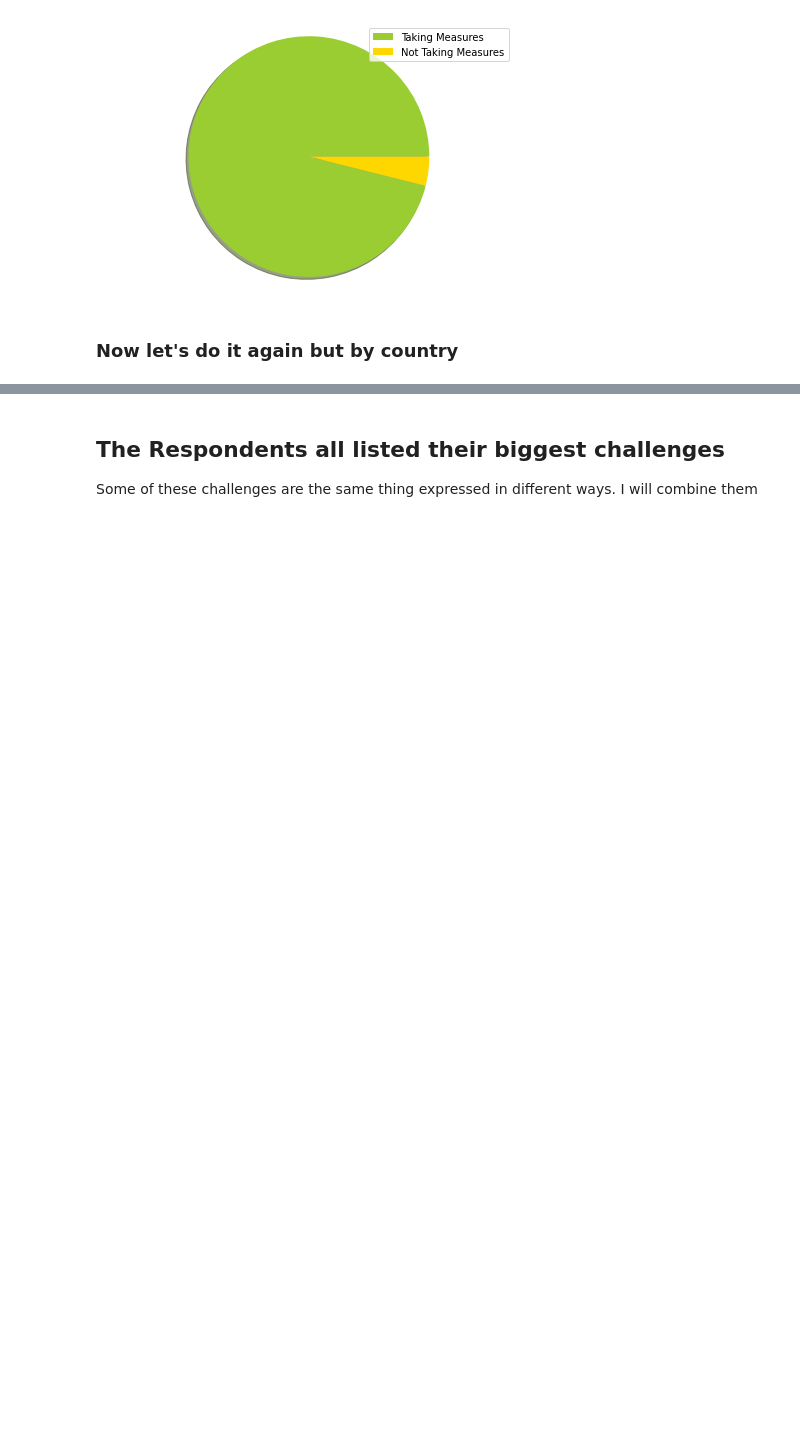
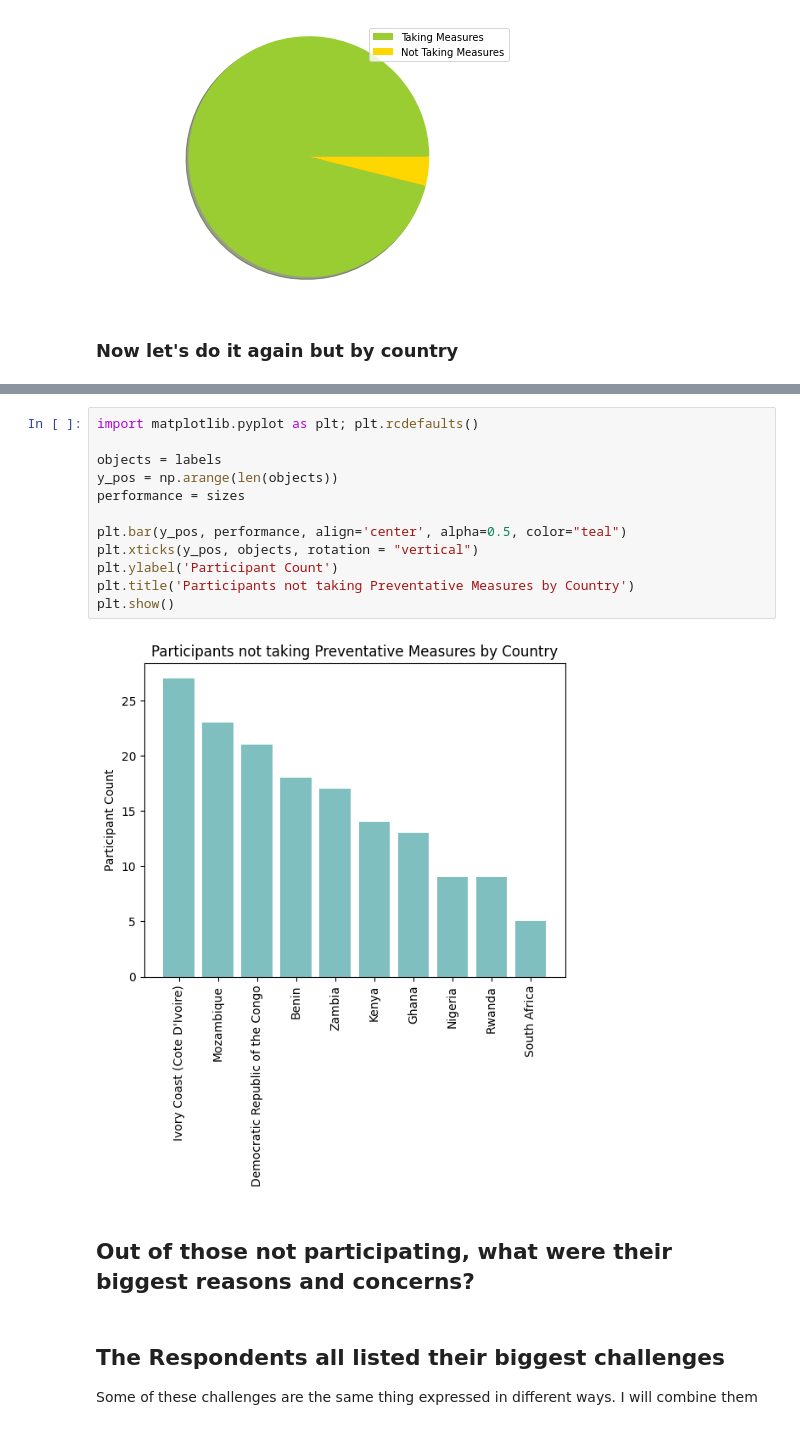
Before and after one commit to kylermintah/COVID-19-Africa, a Jupyter notebook: EDA.ipynb, the cells around one changed output, grey strips where cells are left out. Drawn from its saved outputs; the diff is of its cells as text; blank space fills up the shorter version.

```diff
--- a/EDA.ipynb
+++ b/EDA.ipynb
@@ -180,3 +160,19 @@ DatabaseError: ignored
+# %%
+import matplotlib.pyplot as plt; plt.rcdefaults()
+
+objects = labels
+y_pos = np.arange(len(objects))
+performance = sizes
+
+plt.bar(y_pos, performance, align='center', alpha=0.5, color="teal")
+plt.xticks(y_pos, objects, rotation = "vertical")
+plt.ylabel('Participant Count')
+plt.title('Participants not taking Preventative Measures by Country')
+plt.show()
+# %% [output]
+[figure, added]
+# %% [markdown]
+## Out of those not participating, what were their biggest reasons and concerns?
 # %% [markdown]
 ## The Respondents all listed their biggest challenges
 Some of these challenges are the same thing expressed in different ways. I will combine them
```
Also changed, not shown: parts of 2 cells of this notebook.
